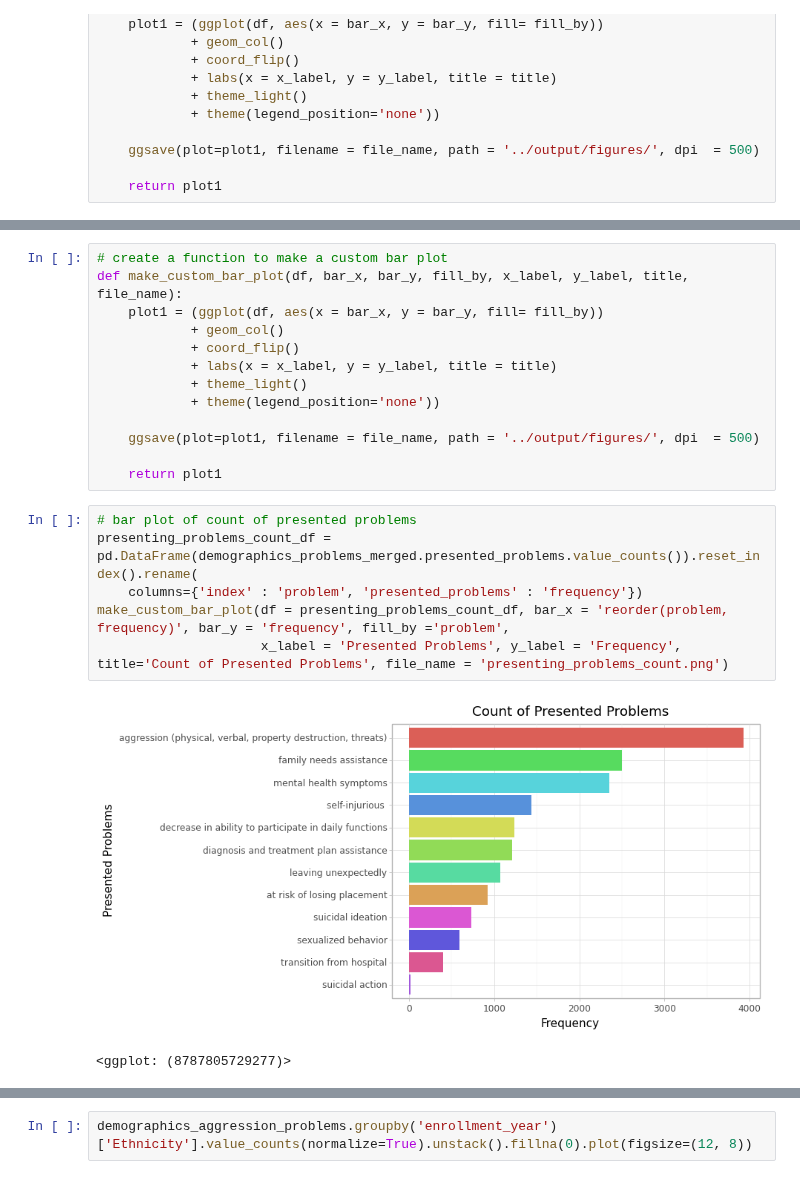
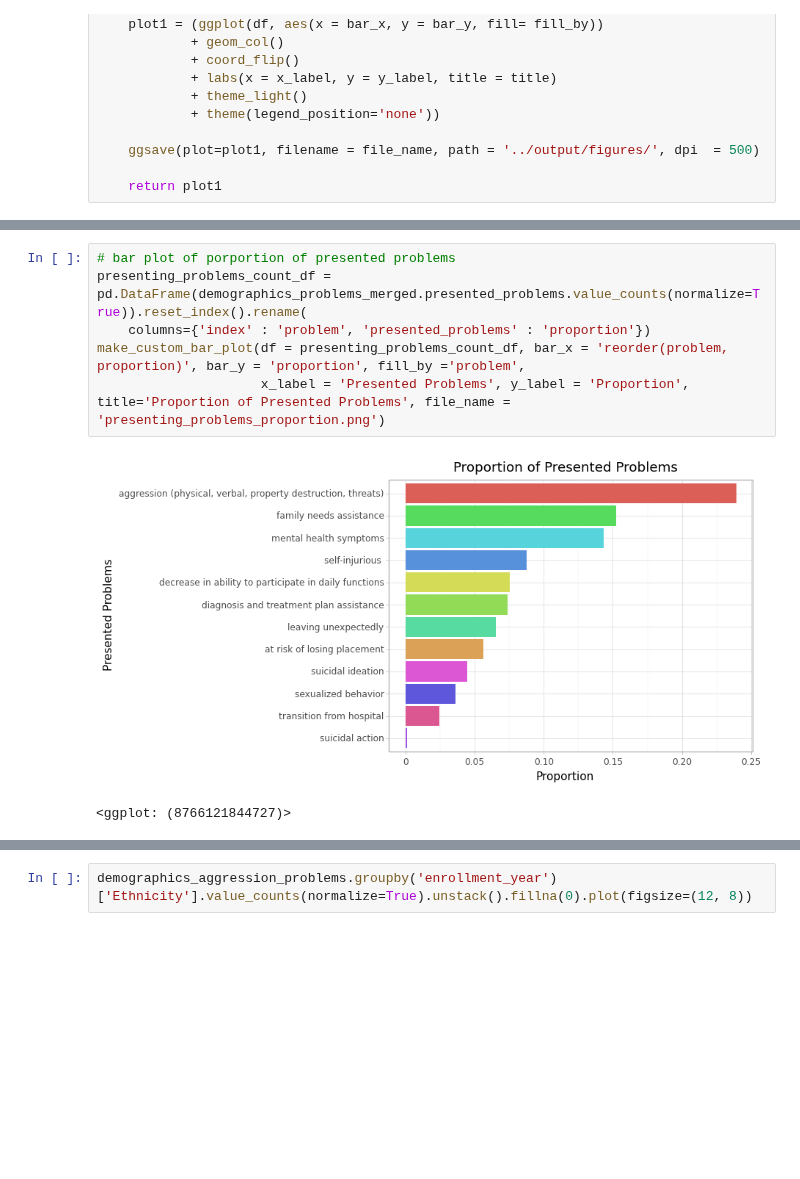
Before and after one commit to aimenabdulaziz/qss_final_project, a Jupyter notebook: code/01_data_vizualization.ipynb, the cells around one changed output, grey strips where cells are left out. Cells and saved outputs as stored; diff of their text form; blank space fills up the shorter version.

```diff
--- a/code/01_data_vizualization.ipynb
+++ b/code/01_data_vizualization.ipynb
@@ -46,22 +45,9 @@ make_custom_bar_plot(df = presenting_problems_count_df, bar_x = 'reorder(problem
-# %%
-# create a function to make a custom bar plot
-def make_custom_bar_plot(df, bar_x, bar_y, fill_by, x_label, y_label, title, file_name):
-    plot1 = (ggplot(df, aes(x = bar_x, y = bar_y, fill= fill_by))
-            + geom_col()
-            + coord_flip()
-            + labs(x = x_label, y = y_label, title = title)
-            + theme_light()
-            + theme(legend_position='none'))
-
-    ggsave(plot=plot1, filename = file_name, path = '../output/figures/', dpi  = 500)
-
-    return plot1
 # %%
-# bar plot of count of presented problems
-presenting_problems_count_df = pd.DataFrame(demographics_problems_merged.presented_problems.value_counts()).reset_index().rename(
-    columns={'index' : 'problem', 'presented_problems' : 'frequency'})
-make_custom_bar_plot(df = presenting_problems_count_df, bar_x = 'reorder(problem, frequency)', bar_y = 'frequency', fill_by ='problem',
-                     x_label = 'Presented Problems', y_label = 'Frequency', title='Count of Presented Problems', file_name = 'presenting_problems_count.png')
+# bar plot of porportion of presented problems
+presenting_problems_count_df = pd.DataFrame(demographics_problems_merged.presented_problems.value_counts(normalize=True)).reset_index().rename(
+    columns={'index' : 'problem', 'presented_problems' : 'proportion'})
+make_custom_bar_plot(df = presenting_problems_count_df, bar_x = 'reorder(problem, proportion)', bar_y = 'proportion', fill_by ='problem',
+                     x_label = 'Presented Problems', y_label = 'Proportion', title='Proportion of Presented Problems', file_name = 'presenting_problems_proportion.png')
 # %% [output]
-[figure, old version]
+[figure, new version]
-<ggplot: (8787805729277)>
+<ggplot: (8766121844727)>
```
Also changed, not shown: parts of 16 cells of this notebook, 33 other files.
